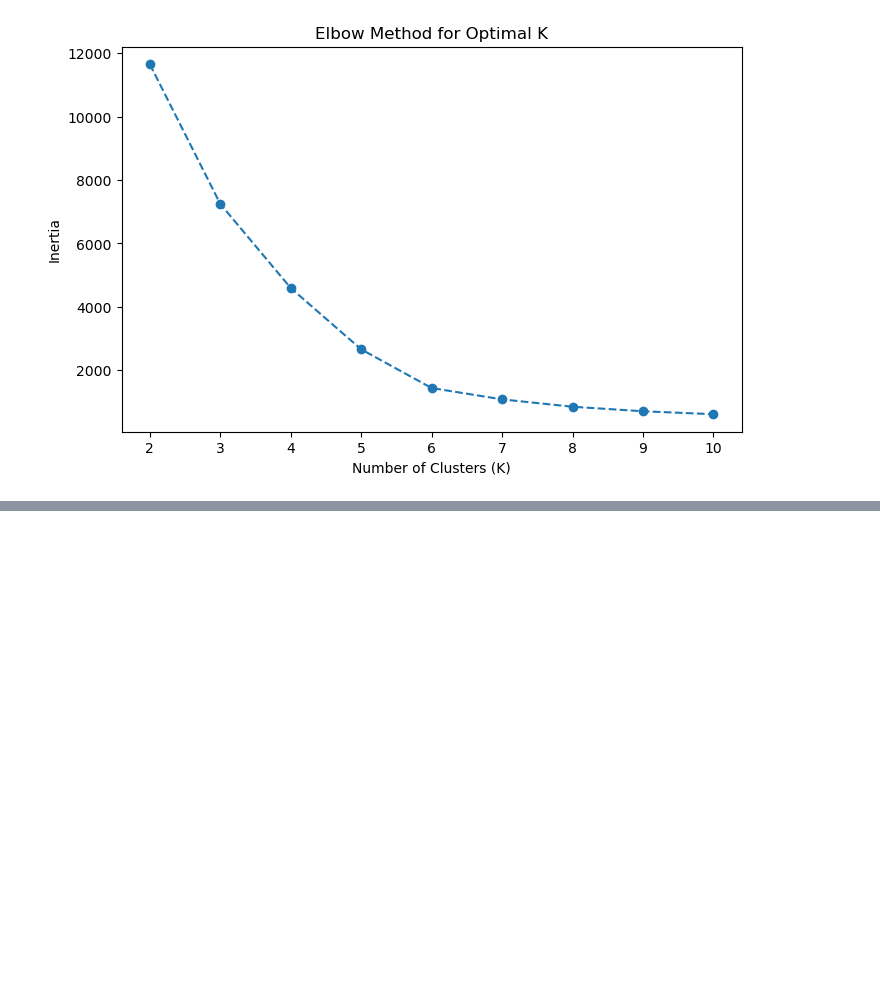
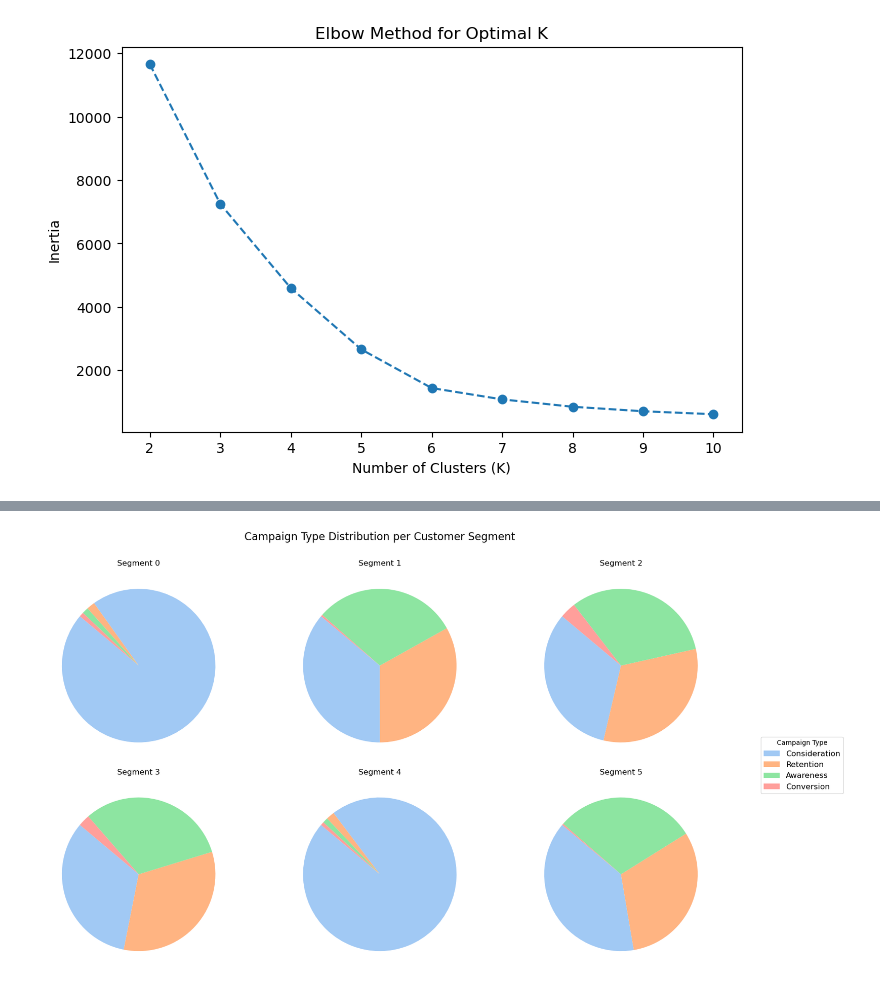
Before and after one commit to H6WU6R/DSA3101-Group-4, a Jupyter notebook: Notebooks/Segmentation_0322.ipynb, the cells around one changed output, grey strips where cells are left out. Cells and saved outputs as stored; diff of their text form; code cells hidden in the pictures; blank space fills up the shorter version.

```diff
--- a/Notebooks/Segmentation_0322.ipynb
+++ b/Notebooks/Segmentation_0322.ipynb
@@ -627,0 +587,32 @@ df_original.to_csv("segments_withid.csv", index=False)
+# %%
+colors = sns.color_palette("pastel")
+
+# Get unique clusters
+clusters = check_cat['Cluster_Label'].unique()
+clusters.sort()
+
+# Set up the figure and axes
+fig, axes = plt.subplots(nrows=2, ncols=(len(clusters) + 1) // 2, figsize=(16, 9))
+
+for i, cluster in enumerate(clusters):
+    ax = axes.flatten()[i]
+    cluster_data = check_cat[check_cat['Cluster_Label'] == cluster]
+    campaign_counts = cluster_data['CampaignType'].value_counts()
+
+    # Plot pie without labels, use colors
+    wedges, texts = ax.pie(campaign_counts, colors=colors, startangle=140)
+    ax.set_title(f'Segment {cluster}', fontsize=12)
+
+# Remove extra unused subplots (if any)
+for j in range(i + 1, len(axes.flatten())):
+    fig.delaxes(axes.flatten()[j])
+
+# Add one common legend (outside the plot)
+fig.legend(wedges, campaign_counts.index, title='Campaign Type',
+           loc='center left', bbox_to_anchor=(1, 0.5), fontsize=12)
+
+plt.tight_layout()
+plt.suptitle('Campaign Type Distribution per Customer Segment', fontsize=16, y=1.05)
+plt.show()
+# %% [output]
+[figure, added]
```
Also changed, not shown: parts of 16 cells of this notebook, 4 other files.
